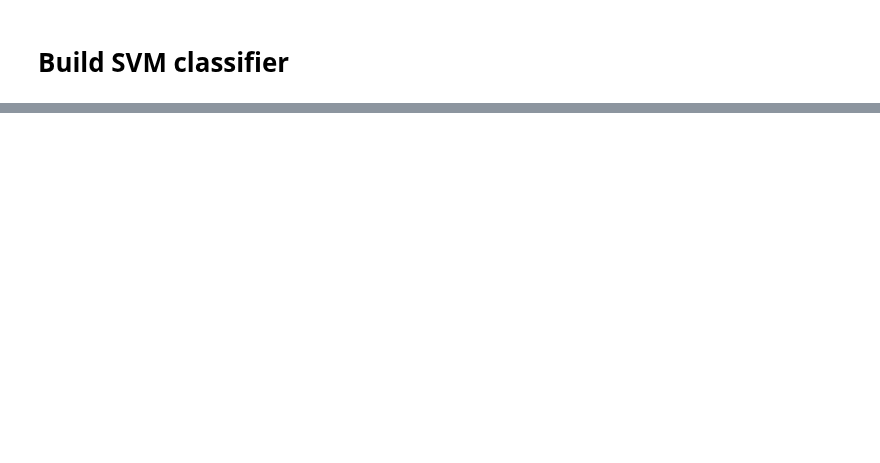
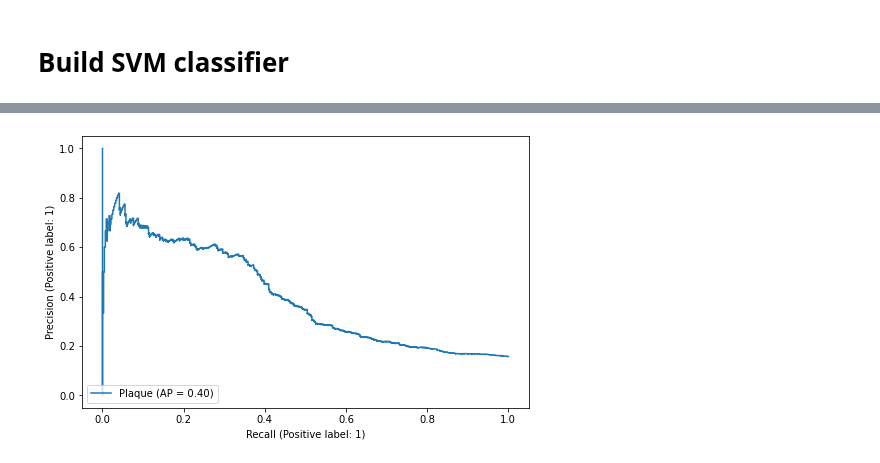
Before and after one commit to dmnburrows/spatial_transcriptomics, a Jupyter notebook: plaque_classify.ipynb, the cells around one changed output, grey strips where cells are left out. Drawn from its saved outputs; the diff is of its cells as text; code cells hidden in the pictures; blank space fills up the shorter version.

```diff
--- a/plaque_classify.ipynb
+++ b/plaque_classify.ipynb
@@ -890,0 +873,25 @@ ROC AUC plaque = 0.748
+# %%
+# classify plaque or no plaque spots based gene expression
+#----------------------------------------------------------------------
+from sklearn.svm import LinearSVC
+from sklearn.pipeline import make_pipeline
+from sklearn.preprocessing import StandardScaler
+from sklearn.datasets import make_classification
+from nltk.classify.scikitlearn import SklearnClassifier
+from sklearn.svm import SVC
+
+
+#Split into train and test
+X_train, X_test, y_train, y_test = train_test_split(sub_gm, meta['adj_plq'], test_size=0.33)
+
+print(f"Training matrix shape =  {X_train.shape}, Test matrix shape =  {X_test.shape}")
+print(f"Training label shape = {y_train.shape}, Test label shape =  {y_test.shape}")
+
+#run CV and take mean of weights across each fold to get best model
+svc_classifier = SVC(kernel='rbf', C=1, degree=5, gamma='scale', coef0=0, probability=True)
+
+# Create a pipeline with StandardScaler and SVC
+model = make_pipeline(StandardScaler(), svc_classifier)
+
+# Now you can fit, predict, etc. with this pipeline
+print(model)
@@ -890,0 +903,7 @@ ROC AUC plaque = 0.748
+# %%
+#Fit model and predict
+model.fit(X_train, y_train) #modifies model in place
+pred = model.predict(X_test)
+pred_prob = model.predict_proba(X_test)
+true = y_test.values
+pf.report_metrics(true, pred, pred_prob)
@@ -890,0 +940,8 @@ ROC AUC plaque = 0.748
+# %%
+from sklearn.metrics import PrecisionRecallDisplay
+fig, ax = plt.subplots(figsize=(8, 5))
+PrecisionRecallDisplay.from_estimator(
+    model, X_test, y_test, name="Plaque", pos_label=1, ax=ax)
+plt.show()
+# %% [output]
+[figure, added]
```
Also changed, not shown: parts of 11 cells of this notebook.
